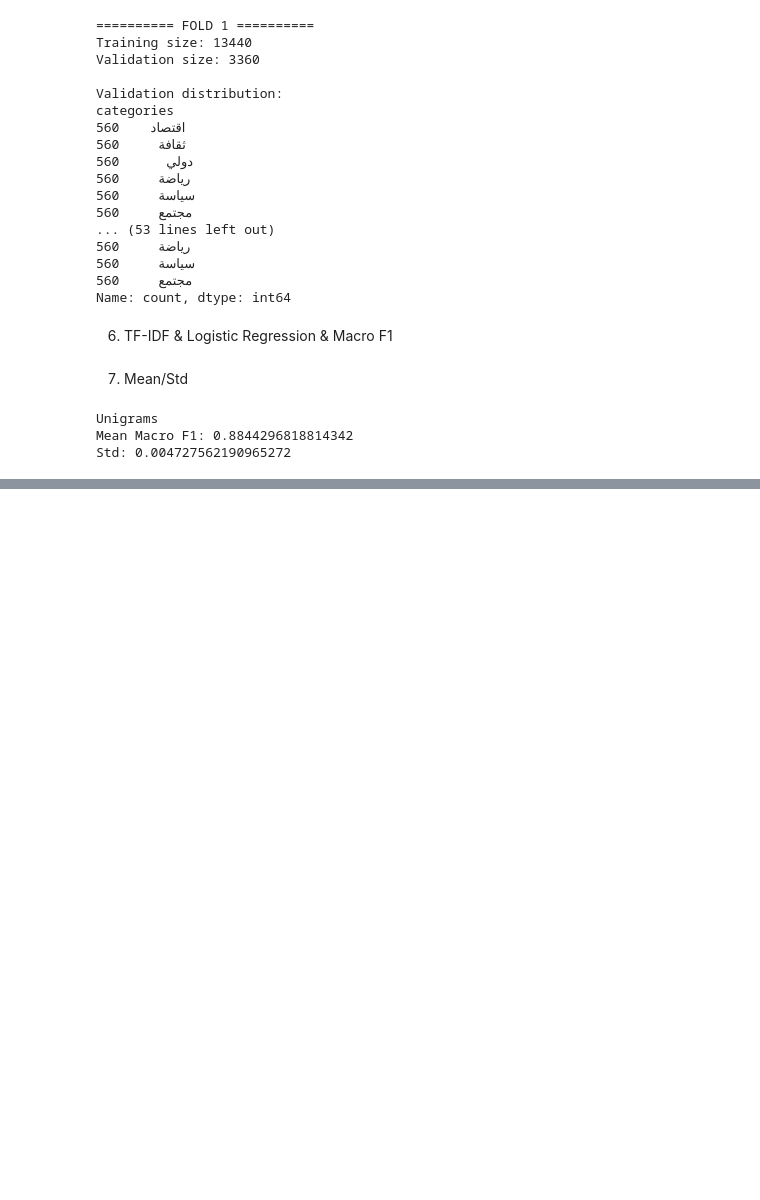
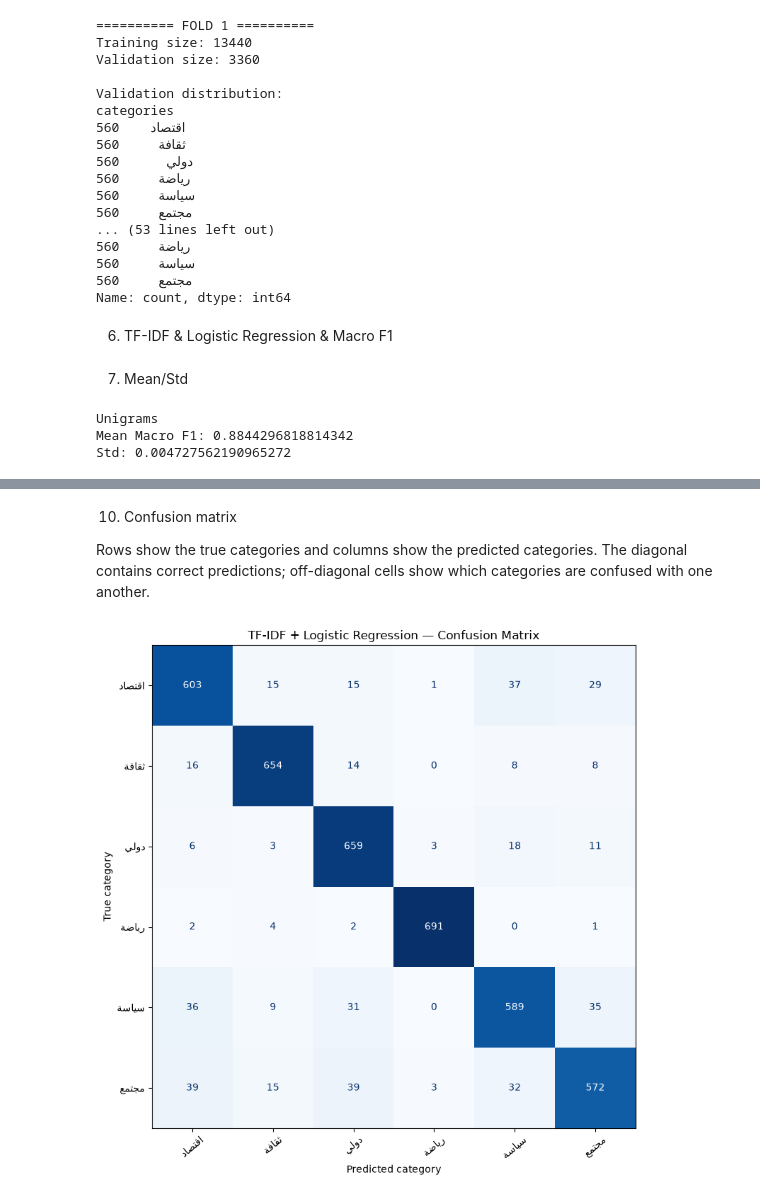
Before and after one commit to kaouchounesalah-eddine-ux/arabic-news-classification, a Jupyter notebook: notebooks/03_baseline_tfidf.ipynb, the cells around one changed output, grey strips where cells are left out. Drawn from its saved outputs; the diff is of its cells as text; code cells hidden in the pictures; blank space fills up the shorter version.

```diff
--- a/notebooks/03_baseline_tfidf.ipynb
+++ b/notebooks/03_baseline_tfidf.ipynb
@@ -214,0 +344,29 @@ CUDA available: False
+# %% [markdown]
+10. Confusion matrix
+
+Rows show the true categories and columns show the predicted categories. The diagonal contains correct predictions; off-diagonal cells show which categories are confused with one another.
+# %%
+from sklearn.metrics import confusion_matrix, ConfusionMatrixDisplay
+
+# Use the classifier's class order so the labels match the matrix axes.
+cm = confusion_matrix(y_test, y_pred, labels=class_names)
+
+fig, ax = plt.subplots(figsize=(9, 8))
+display = ConfusionMatrixDisplay(
+    confusion_matrix=cm,
+    display_labels=class_names
+)
+display.plot(
+    ax=ax,
+    cmap="Blues",
+    values_format="d",
+    xticks_rotation=40,
+    colorbar=False
+)
+ax.set_title("TF-IDF + Logistic Regression — Confusion Matrix")
+ax.set_xlabel("Predicted category")
+ax.set_ylabel("True category")
+plt.tight_layout()
+plt.show()
+# %% [output]
+[figure, added]
```
Also changed, not shown: parts of 9 cells of this notebook, 2 other files.
